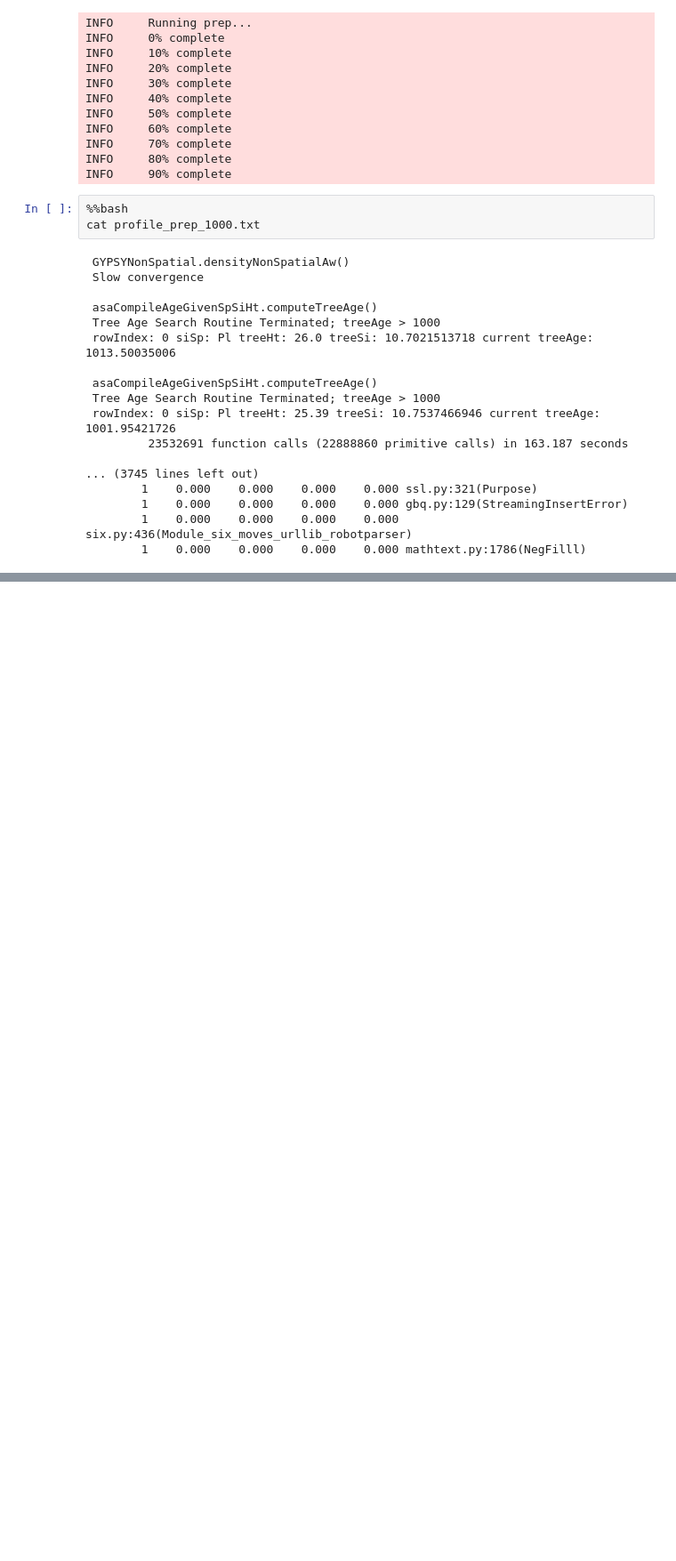
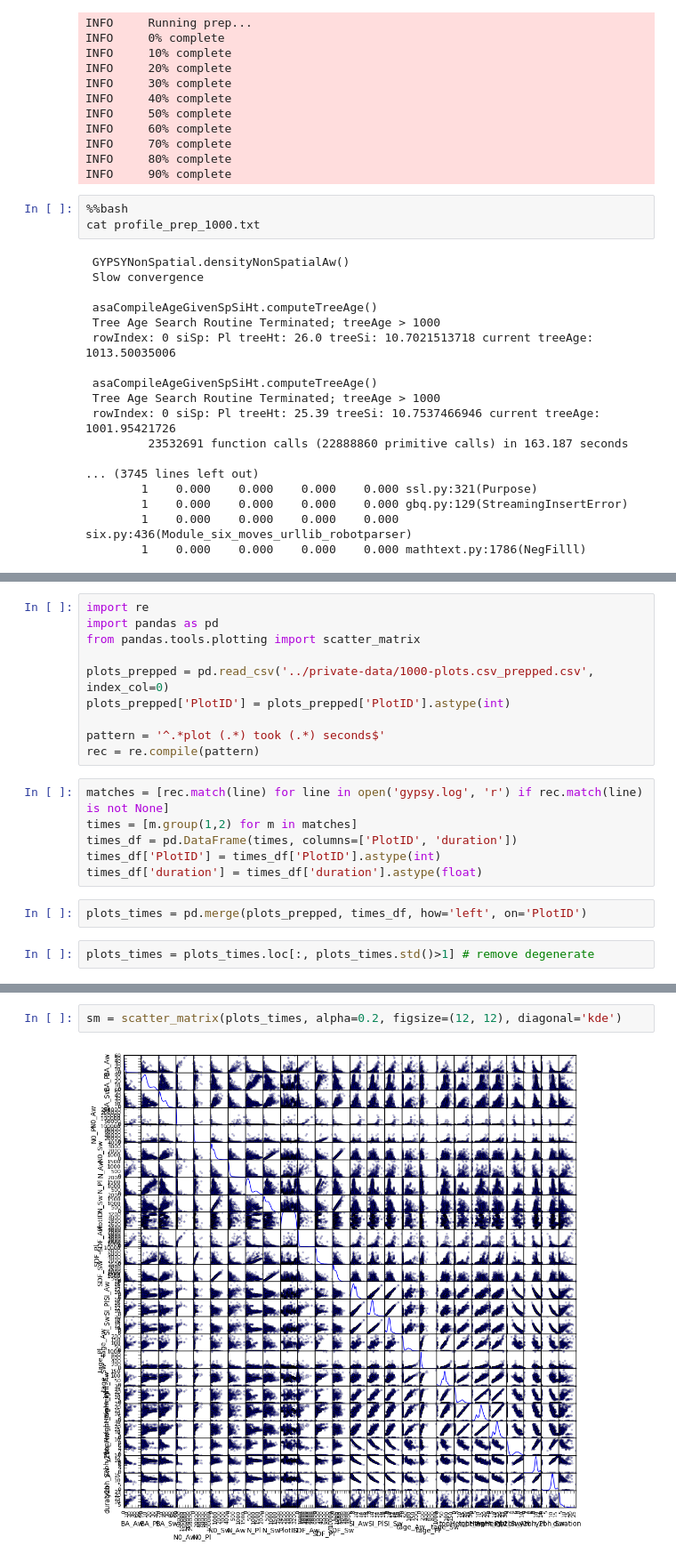
Before and after one commit to tesera/pygypsy, a Jupyter notebook: notebooks/#32-address-testing-findings.ipynb, the cells around one changed output, grey strips where cells are left out. Shown at 89% size. Cells and saved outputs as stored; diff of their text form; blank space fills up the shorter version.

Commit message:
Add intitial analysis of time vs plot properties

```diff
--- a/notebooks/#32-address-testing-findings.ipynb
+++ b/notebooks/#32-address-testing-findings.ipynb
@@ -47,0 +108,20 @@ python -m cProfile -s cumtime  "$(which gypsy)" simulate ../private-data/1000-pl
+# %%
+import re
+import pandas as pd
+from pandas.tools.plotting import scatter_matrix
+
+plots_prepped = pd.read_csv('../private-data/1000-plots.csv_prepped.csv', index_col=0)
+plots_prepped['PlotID'] = plots_prepped['PlotID'].astype(int)
+
+pattern = '^.*plot (.*) took (.*) seconds$'
+rec = re.compile(pattern)
+# %%
+matches = [rec.match(line) for line in open('gypsy.log', 'r') if rec.match(line) is not None]
+times = [m.group(1,2) for m in matches]
+times_df = pd.DataFrame(times, columns=['PlotID', 'duration'])
+times_df['PlotID'] = times_df['PlotID'].astype(int)
+times_df['duration'] = times_df['duration'].astype(float)
+# %%
+plots_times = pd.merge(plots_prepped, times_df, how='left', on='PlotID')
+# %%
+plots_times = plots_times.loc[:, plots_times.std()>1] # remove degenerate
@@ -47,0 +153,4 @@ python -m cProfile -s cumtime  "$(which gypsy)" simulate ../private-data/1000-pl
+# %%
+sm = scatter_matrix(plots_times, alpha=0.2, figsize=(12, 12), diagonal='kde')
+# %% [output]
+[figure, added]
```
Also changed, not shown: parts of 16 cells of this notebook, 2 other files.
